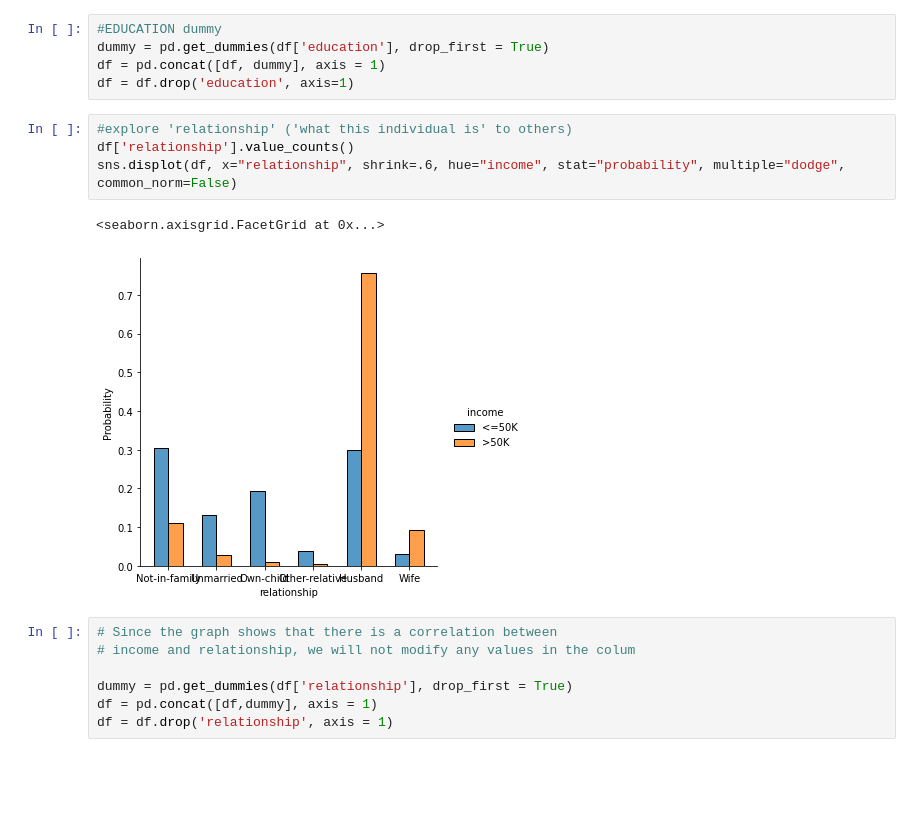
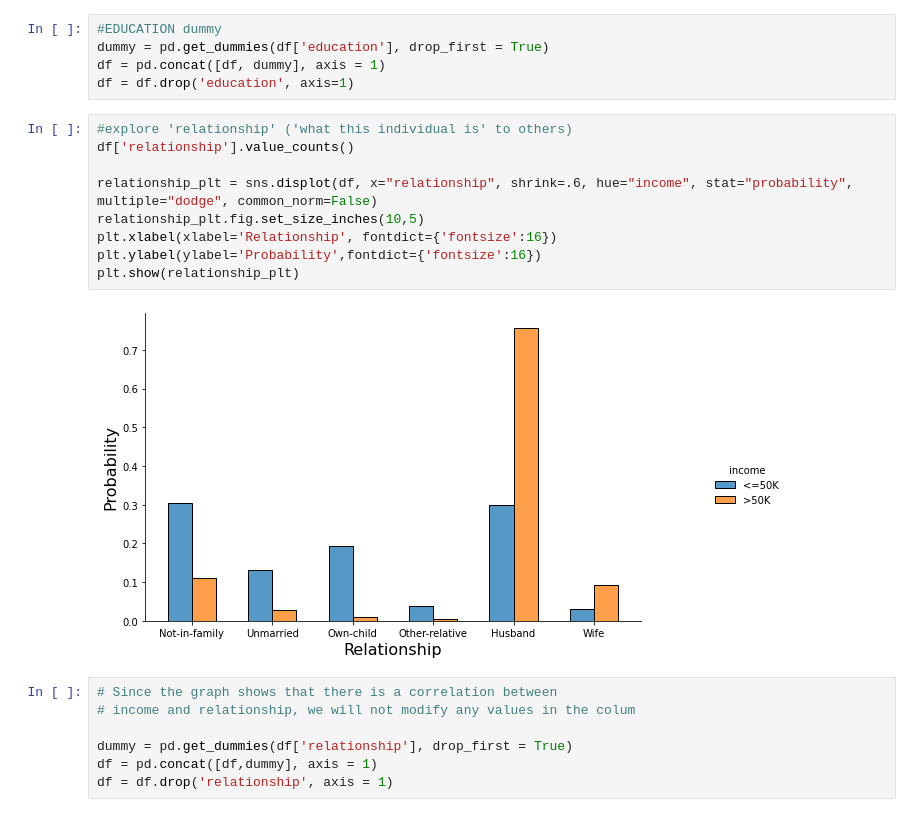
Before and after one commit to Robbie08/income-prediction, a Jupyter notebook: Income_prediction.ipynb, the cells around one changed output. Drawn from its saved outputs; the diff is of its cells as text; blank space fills up the shorter version.

```diff
--- a/Income_prediction.ipynb
+++ b/Income_prediction.ipynb
@@ -198,10 +200,14 @@ df = df.drop('education', axis=1)
 # %%
 #explore 'relationship' ('what this individual is' to others)
 df['relationship'].value_counts()
-sns.displot(df, x="relationship", shrink=.6, hue="income", stat="probability", multiple="dodge", common_norm=False)
+
+relationship_plt = sns.displot(df, x="relationship", shrink=.6, hue="income", stat="probability", multiple="dodge", common_norm=False)
+relationship_plt.fig.set_size_inches(10,5)
+plt.xlabel(xlabel='Relationship', fontdict={'fontsize':16})
+plt.ylabel(ylabel='Probability',fontdict={'fontsize':16})
+plt.show(relationship_plt)
 # %% [output]
-<seaborn.axisgrid.FacetGrid at 0x...>
-[figure, old version]
+[figure, new version]
 # %%
 # Since the graph shows that there is a correlation between
 # income and relationship, we will not modify any values in the colum
```
Also changed, not shown: parts of 20 cells of this notebook.
